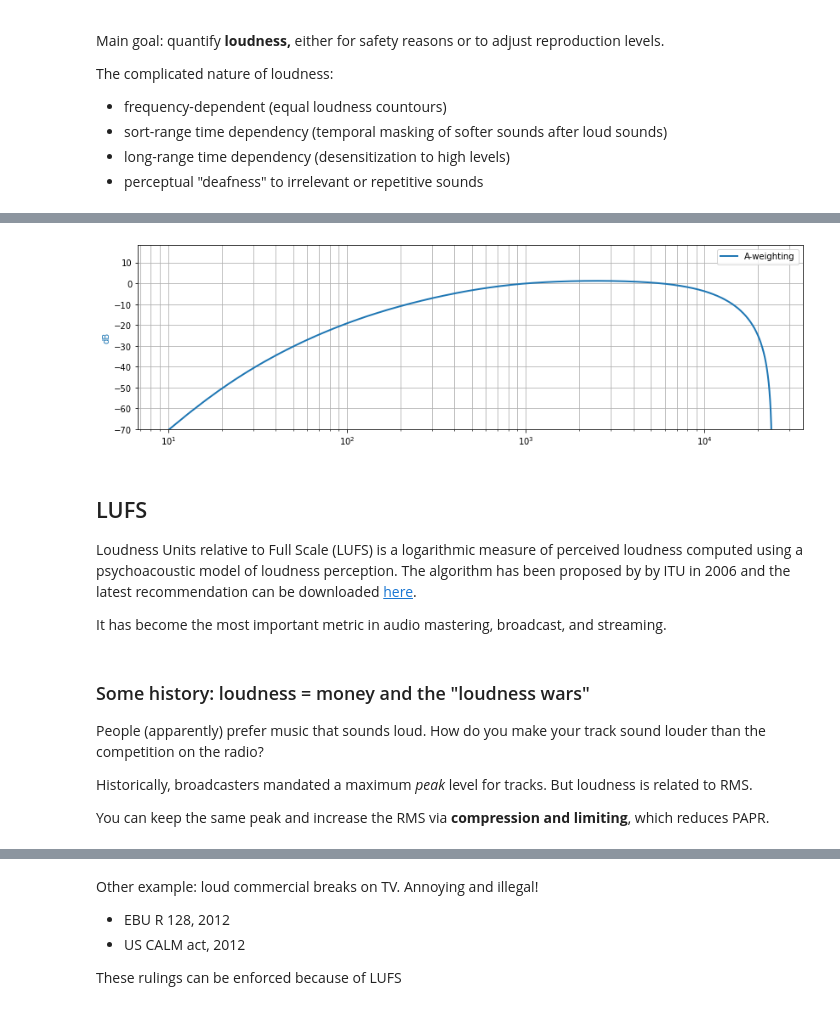
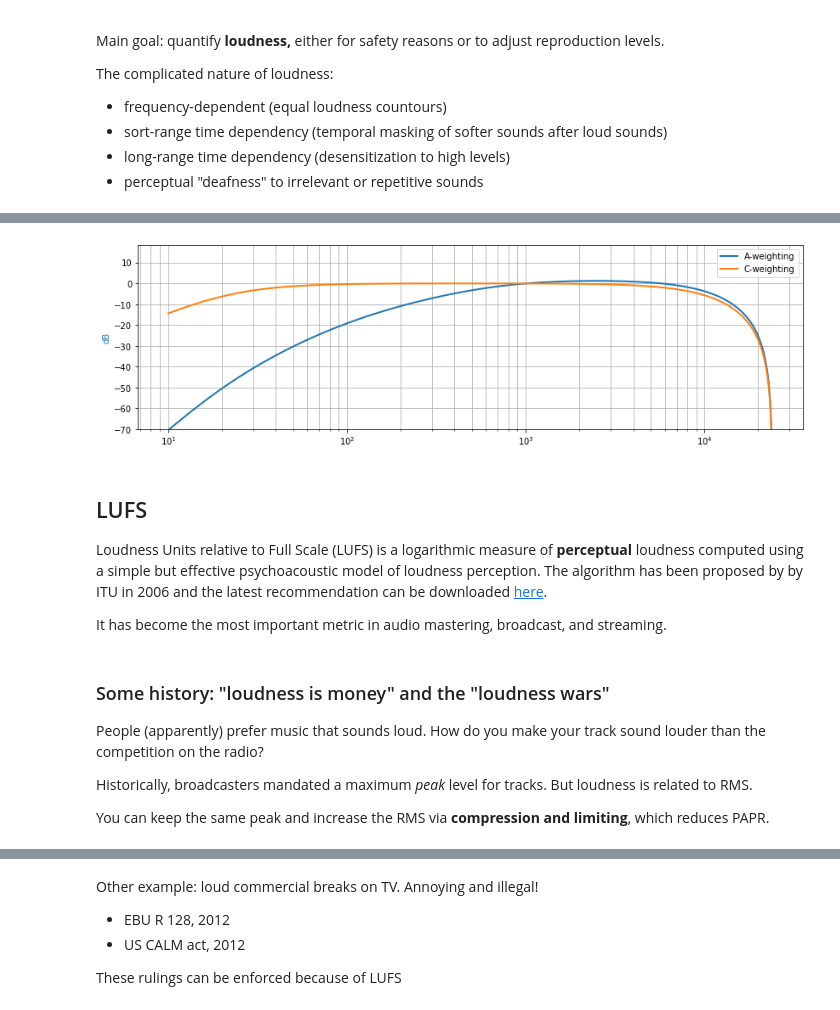
Before and after one commit to prandoni/COM418, a Jupyter notebook: AudioMetrics/AudioMetrics.ipynb, the cells around one changed output, grey strips where cells are left out. Drawn from its saved outputs; the diff is of its cells as text; code cells hidden in the pictures.

```diff
--- a/AudioMetrics/AudioMetrics.ipynb
+++ b/AudioMetrics/AudioMetrics.ipynb
@@ -671,29 +698,30 @@ The transfer function of the A and C filter responses is standardized by the IEC
 # %%
 A_weighting = (
-    np.array([ 0.234301792299513, -0.468603584599027, -0.234301792299513, 0.937207169198054, -0.234301792299513, -0.468603584599027, 0.234301792299513]),
-    np.array([ 1.               , -4.113043408775871,  6.553121752655046, -4.990849294163378, 1.785737302937571, -0.246190595319486, 0.011224250033231])
+    np.array([ 0.234301792299513, -0.468603584599027, -0.234301792299513, 0.937207169198054, -0.234301792299513,
+              -0.468603584599027, 0.234301792299513]),
+    np.array([ 1.               , -4.113043408775871,  6.553121752655046, -4.990849294163378, 1.785737302937571,
+              -0.246190595319486, 0.011224250033231])
 )
 
 C_weighting = (
     np.array([ 0.197887120026393,  0.               , -0.395774240052787,        0.               ,  0.197887120026393]),
     np.array([ 1.               , -2.2191729140528  ,  1.455135878947169,       -0.248496073887782,  0.012538823147272])
 )
 
 _, ax = plt.subplots()
 analog_response(*A_weighting, sf=48000, axis=ax, color='C0')
-#analog_response(*C_weighting, sf=48000, axis=ax, color='C1')
+analog_response(*C_weighting, sf=48000, axis=ax, color='C1')
 ax.legend(['A-weighting','C-weighting']);
-plt.savefig("aw.png")
 # %% [output]
-[figure, old version]
+[figure, new version]
 # %% [markdown]
 ## LUFS
 
-Loudness Units relative to Full Scale (LUFS) is a logarithmic measure of perceived loudness computed using a psychoacoustic model of loudness perception. The algorithm has been proposed by by ITU in 2006 and the latest recommendation can be downloaded [here](https://www.itu.int/dms_pubrec/itu-r/rec/bs/R-REC-BS.1770-4-201510-I!!PDF-E.pdf).
+Loudness Units relative to Full Scale (LUFS) is a logarithmic measure of **perceptual** loudness computed using a simple but effective psychoacoustic model of loudness perception. The algorithm has been proposed by by ITU in 2006 and the latest recommendation can be downloaded [here](https://www.itu.int/dms_pubrec/itu-r/rec/bs/R-REC-BS.1770-4-201510-I!!PDF-E.pdf).
 
 It has become the most important metric in audio mastering, broadcast, and streaming.
 # %% [markdown]
-### Some history: loudness = money and the "loudness wars"
+### Some history: "loudness is money" and the "loudness wars"
 
 People (apparently) prefer music that sounds loud. How do you make your track sound louder than the competition on the radio?
 
```
Also changed, not shown: parts of 22 cells of this notebook, 2 other files.
